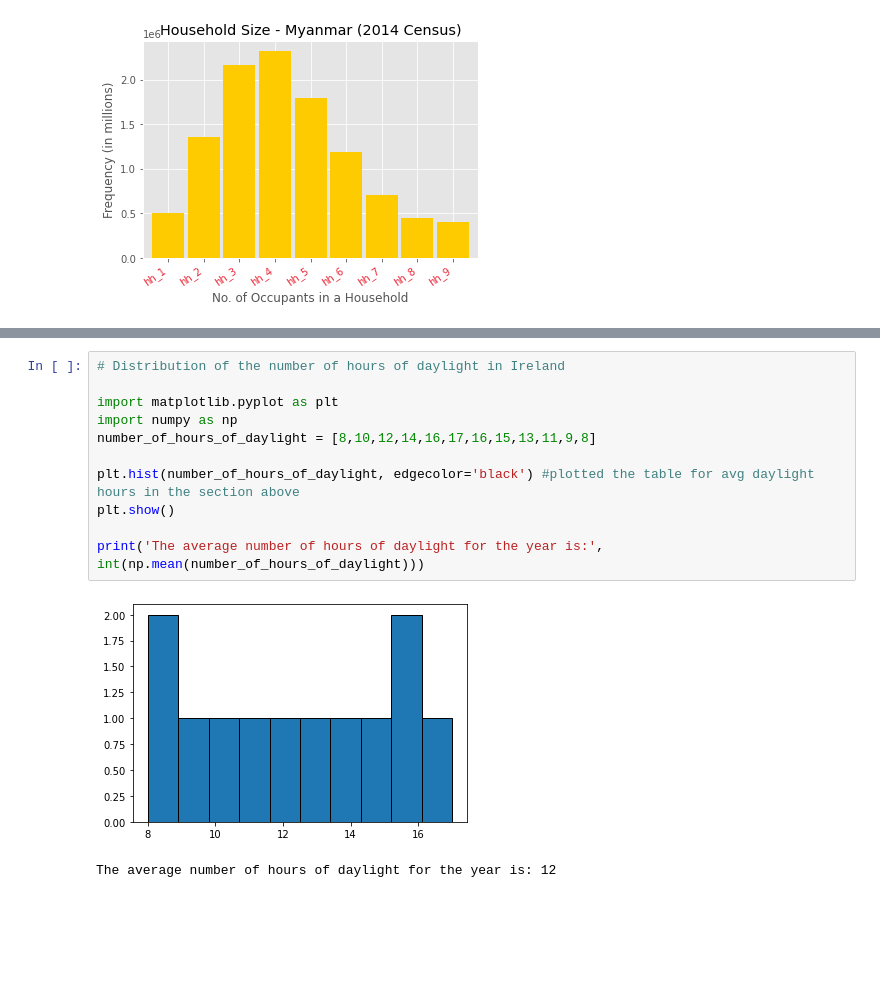
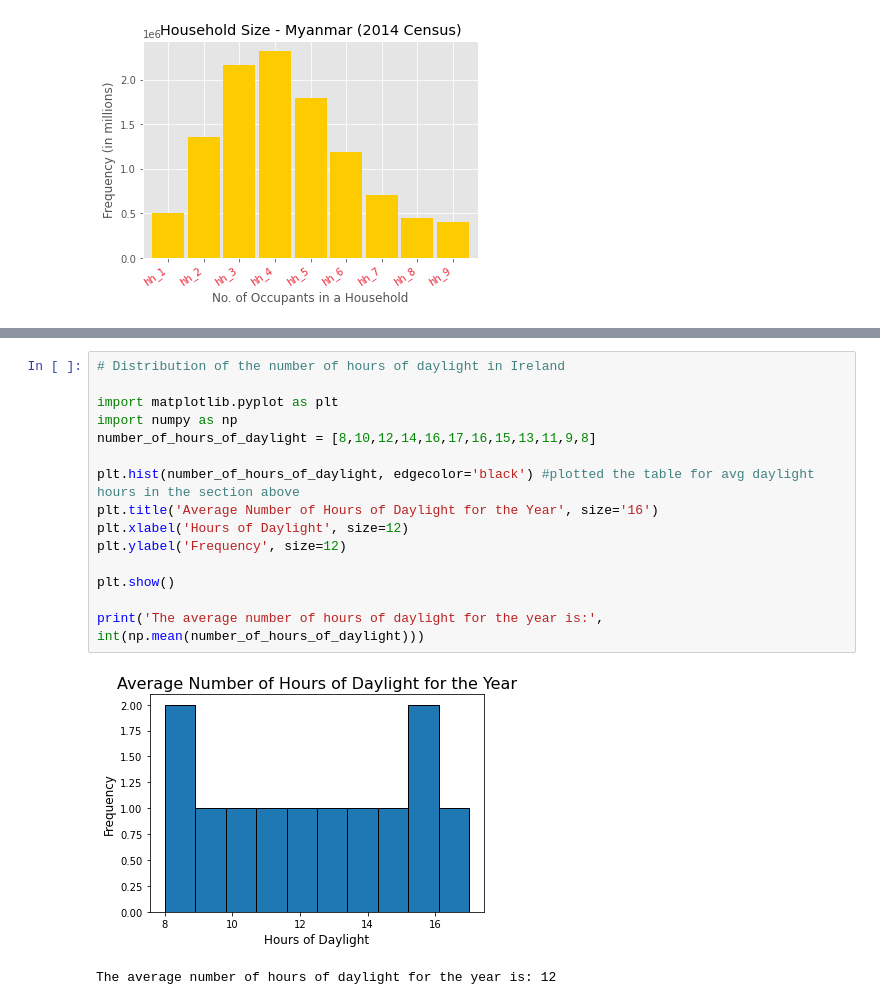
Before and after one commit to dssheldon/ProgDA-Project-SDS, a Jupyter notebook: ProgDA-Project-SDS.ipynb, the cells around one changed output, grey strips where cells are left out. Saved outputs shown, nothing was run; the diff lists cells and outputs as text; blank space fills up the shorter version.

Commit message:
Finished documenting the number of hours of daylight and documented the seasons of the year variable

```diff
--- a/ProgDA-Project-SDS.ipynb
+++ b/ProgDA-Project-SDS.ipynb
@@ -748,14 +765,18 @@ Therefore, I have taken the actual data and modelled my dataset to simulate the
 # %%
 # Distribution of the number of hours of daylight in Ireland
 
 import matplotlib.pyplot as plt
 import numpy as np
 number_of_hours_of_daylight = [8,10,12,14,16,17,16,15,13,11,9,8]
 
 plt.hist(number_of_hours_of_daylight, edgecolor='black') #plotted the table for avg daylight hours in the section above
+plt.title('Average Number of Hours of Daylight for the Year', size='16')
+plt.xlabel('Hours of Daylight', size=12)
+plt.ylabel('Frequency', size=12)
+
 plt.show()
 
 print('The average number of hours of daylight for the year is:', int(np.mean(number_of_hours_of_daylight)))
 # %% [output]
-[figure, old version]
+[figure, new version]
 The average number of hours of daylight for the year is: 12
```
Also changed, not shown: parts of 5 cells of this notebook.
